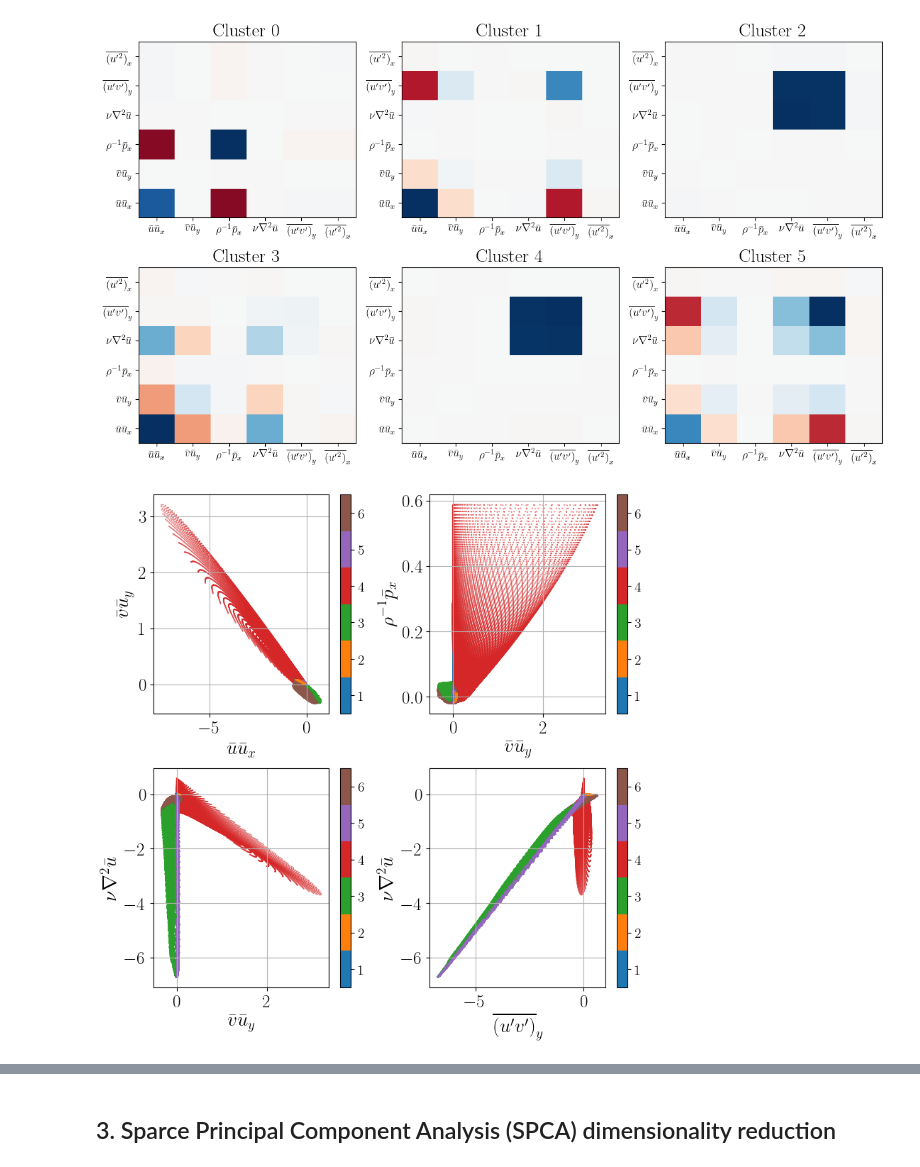
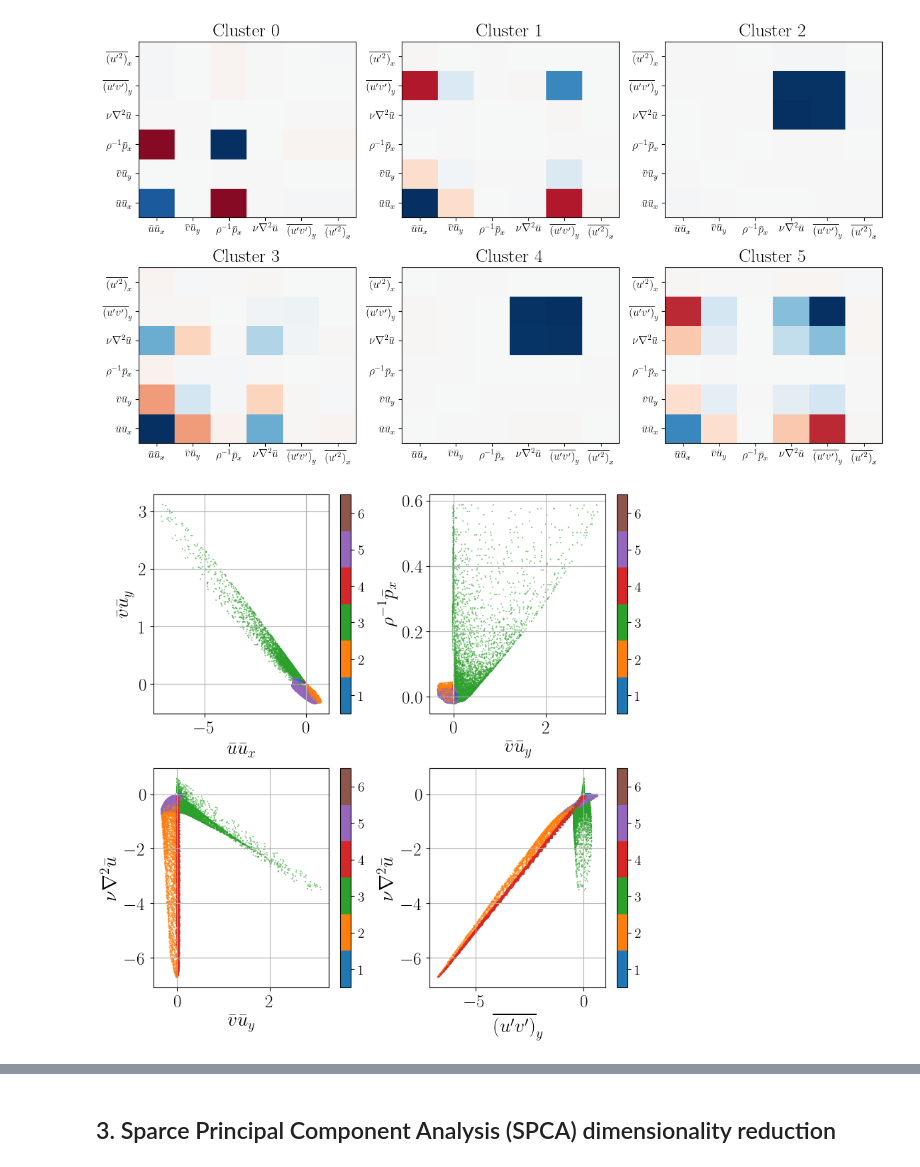
Before and after one commit to tbreitburd/Learning-Dominant-Physical-Processes-using-Unsupervised-Learning-Techniques-, a Jupyter notebook: Notebooks/Boundary_Layer.ipynb, the cells around one changed output, grey strips where cells are left out. Saved outputs shown, nothing was run; the diff lists cells and outputs as text; code cells hidden in the pictures.

Commit message:
Alternative method for getting training set
Added an alternative method to split the data and get a training set to then train the GMM on

```diff
--- a/Notebooks/Boundary_Layer.ipynb
+++ b/Notebooks/Boundary_Layer.ipynb
@@ -201,9 +239,9 @@ pf.plot_cov_mat(model, nfeatures, nc, "GMM")
 # %%
 # Visualize GMM clustering with 2D views of equation space
 cluster_idx = model.predict(features) + 1
 
-pf.plot_clustering_2d_eq_space(features, cluster_idx, nc)
+pf.plot_clustering_2d_eq_space(features_train, clustering_train, nc)
 # %% [output]
-[figure, old version]
+[figure, new version]
 # %%
 # Assign points in space to each cluster
```
Also changed, not shown: parts of 3 cells of this notebook.
